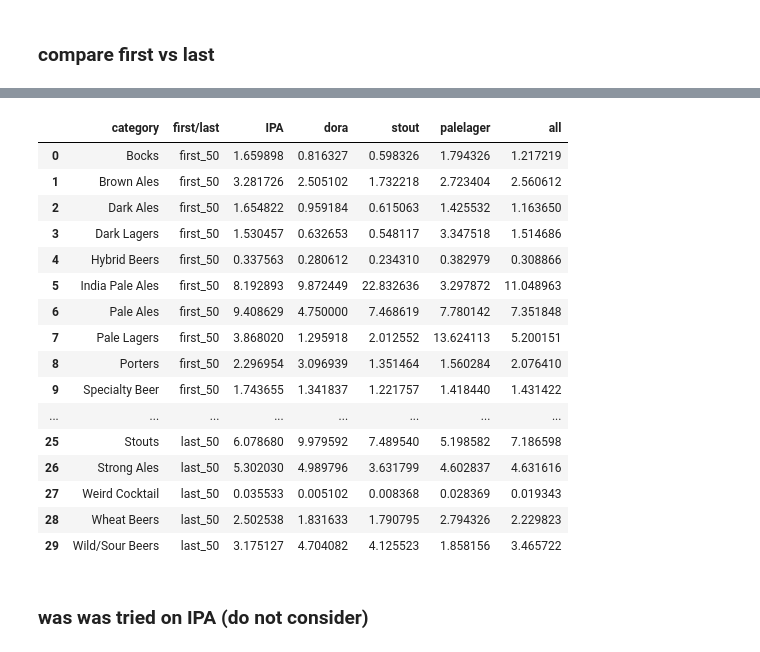
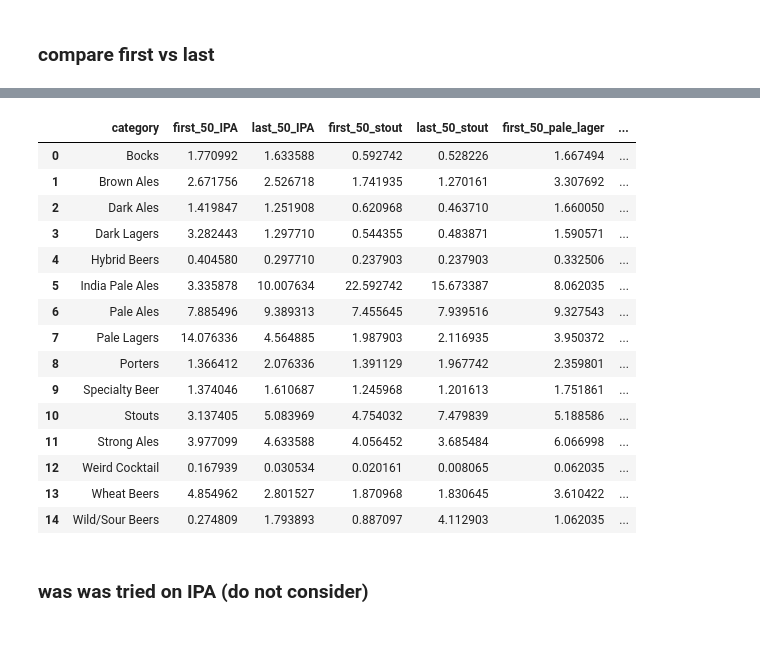
Before and after one commit to epfl-ada/ada-2022-project-radar, a Jupyter notebook: milestone_3_redo_filtering.ipynb, the cells around one changed output, grey strips where cells are left out. Cells and saved outputs as stored; diff of their text form; code cells hidden in the pictures.

```diff
--- a/milestone_3_redo_filtering.ipynb
+++ b/milestone_3_redo_filtering.ipynb
@@ -750,21 +636,0 @@ fig.show()
-# %%
-mean_user.iloc[0:15,0].values
-mean_user
-# %% [output]
-|  | category | first/last | IPA | dora | stout | palelager | all |
-| 0 | Bocks | first_50 | 1.659898 | 0.816327 | 0.598326 | 1.794326 | 1.217219 |
-| 1 | Brown Ales | first_50 | 3.281726 | 2.505102 | 1.732218 | 2.723404 | 2.560612 |
-| 2 | Dark Ales | first_50 | 1.654822 | 0.959184 | 0.615063 | 1.425532 | 1.163650 |
-| 3 | Dark Lagers | first_50 | 1.530457 | 0.632653 | 0.548117 | 3.347518 | 1.514686 |
-| 4 | Hybrid Beers | first_50 | 0.337563 | 0.280612 | 0.234310 | 0.382979 | 0.308866 |
-| 5 | India Pale Ales | first_50 | 8.192893 | 9.872449 | 22.832636 | 3.297872 | 11.048963 |
-| 6 | Pale Ales | first_50 | 9.408629 | 4.750000 | 7.468619 | 7.780142 | 7.351848 |
-| 7 | Pale Lagers | first_50 | 3.868020 | 1.295918 | 2.012552 | 13.624113 | 5.200151 |
-| 8 | Porters | first_50 | 2.296954 | 3.096939 | 1.351464 | 1.560284 | 2.076410 |
-| 9 | Specialty Beer | first_50 | 1.743655 | 1.341837 | 1.221757 | 1.418440 | 1.431422 |
-| ... | ... | ... | ... | ... | ... | ... | ... |
-| 25 | Stouts | last_50 | 6.078680 | 9.979592 | 7.489540 | 5.198582 | 7.186598 |
-| 26 | Strong Ales | last_50 | 5.302030 | 4.989796 | 3.631799 | 4.602837 | 4.631616 |
-| 27 | Weird Cocktail | last_50 | 0.035533 | 0.005102 | 0.008368 | 0.028369 | 0.019343 |
-| 28 | Wheat Beers | last_50 | 2.502538 | 1.831633 | 1.790795 | 2.794326 | 2.229823 |
-| 29 | Wild/Sour Beers | last_50 | 3.175127 | 4.704082 | 4.125523 | 1.858156 | 3.465722 |
@@ -771 +639,58 @@ mean_user
+# %%
+mean_user_new = pd.DataFrame()
+
+#IPA
+ipa_lovers = user_to_cat[user_to_cat["first_50_cluster"] == 0] #/!\ the number will vary depending on the Kmeans init
+ipa_lovers.drop(columns = "first_50_cluster", inplace = True)
+#add the average number of beer rated during the FIRST 50 raring of the IPA lovers
+mean_user_new["first_50_IPA"] = ipa_lovers.mean()
+mean_user_new = mean_user_new.reset_index(level=0) #makes the category a column rather than the index
+#add the average number of beer rated during the LAST 50 raring of the IPA lovers
+mean_user_new["last_50_IPA"] = user_to_cat_last[user_to_cat_last.index.isin(ipa_lovers.index)].mean().values
+
+#STOUT
+stout_lovers = user_to_cat[user_to_cat["first_50_cluster"] == 1]#/!\ the number will vary depending on the Kmeans init
+stout_lovers.drop(columns = "first_50_cluster", inplace = True)
+#add the average number of beer rated during the FIRST 50 raring of the stout lovers
+#print(stout_lovers.mean())
+mean_user_new["first_50_stout"] = stout_lovers.mean().values
+mean_user_new["last_50_stout"] =  user_to_cat_last[user_to_cat_last.index.isin(stout_lovers.index)].mean().values
+
+#PALE LAGER
+pale_lager_lovers = user_to_cat[user_to_cat["first_50_cluster"] == 2]#/!\ the number will vary depending on the Kmeans init
+pale_lager_lovers.drop(columns = "first_50_cluster", inplace = True)
+#add the average number of beer rated during the FIRST 50 raring of the stout lovers
+mean_user_new["first_50_pale_lager"] = pale_lager_lovers.mean().values
+mean_user_new["last_50_pale_lager"] =  user_to_cat_last[user_to_cat_last.index.isin(pale_lager_lovers.index)].mean().values
+
+#BEER EXPLORERS
+all_beers_lovers = user_to_cat[user_to_cat["first_50_cluster"] == 3]#/!\ the number will vary depending on the Kmeans init
+all_beers_lovers.drop(columns = "first_50_cluster", inplace = True)
+#add the average number of beer rated during the FIRST 50 raring of the stout lovers
+mean_user_new["first_50_explorers"] = all_beers_lovers.mean().values
+mean_user_new["last_50_explorers"] =  user_to_cat_last[user_to_cat_last.index.isin(all_beers_lovers.index)].mean().values
+mean_user_new
+
+#ALL TOGETHER
+mean_user_new["all_first_50"] = mean_user_new[["first_50_IPA", "first_50_stout", "first_50_pale_lager", "first_50_explorers"]].mean(axis=1)
+mean_user_new["all_last_50"] = mean_user_new[["last_50_IPA", "last_50_stout", "last_50_pale_lager", "last_50_explorers"]].mean(axis=1)
+# %%
+mean_user_new
+# %% [output]
+|  | category | first_50_IPA | last_50_IPA | first_50_stout | last_50_stout | first_50_pale_lager | ... |
+| 0 | Bocks | 1.770992 | 1.633588 | 0.592742 | 0.528226 | 1.667494 | ... |
+| 1 | Brown Ales | 2.671756 | 2.526718 | 1.741935 | 1.270161 | 3.307692 | ... |
+| 2 | Dark Ales | 1.419847 | 1.251908 | 0.620968 | 0.463710 | 1.660050 | ... |
+| 3 | Dark Lagers | 3.282443 | 1.297710 | 0.544355 | 0.483871 | 1.590571 | ... |
+| 4 | Hybrid Beers | 0.404580 | 0.297710 | 0.237903 | 0.237903 | 0.332506 | ... |
+| 5 | India Pale Ales | 3.335878 | 10.007634 | 22.592742 | 15.673387 | 8.062035 | ... |
+| 6 | Pale Ales | 7.885496 | 9.389313 | 7.455645 | 7.939516 | 9.327543 | ... |
+| 7 | Pale Lagers | 14.076336 | 4.564885 | 1.987903 | 2.116935 | 3.950372 | ... |
+| 8 | Porters | 1.366412 | 2.076336 | 1.391129 | 1.967742 | 2.359801 | ... |
+| 9 | Specialty Beer | 1.374046 | 1.610687 | 1.245968 | 1.201613 | 1.751861 | ... |
+| 10 | Stouts | 3.137405 | 5.083969 | 4.754032 | 7.479839 | 5.188586 | ... |
+| 11 | Strong Ales | 3.977099 | 4.633588 | 4.056452 | 3.685484 | 6.066998 | ... |
+| 12 | Weird Cocktail | 0.167939 | 0.030534 | 0.020161 | 0.008065 | 0.062035 | ... |
+| 13 | Wheat Beers | 4.854962 | 2.801527 | 1.870968 | 1.830645 | 3.610422 | ... |
+| 14 | Wild/Sour Beers | 0.274809 | 1.793893 | 0.887097 | 4.112903 | 1.062035 | ... |
 # %%
```
Also changed, not shown: parts of 25 cells of this notebook, 1 other file.
